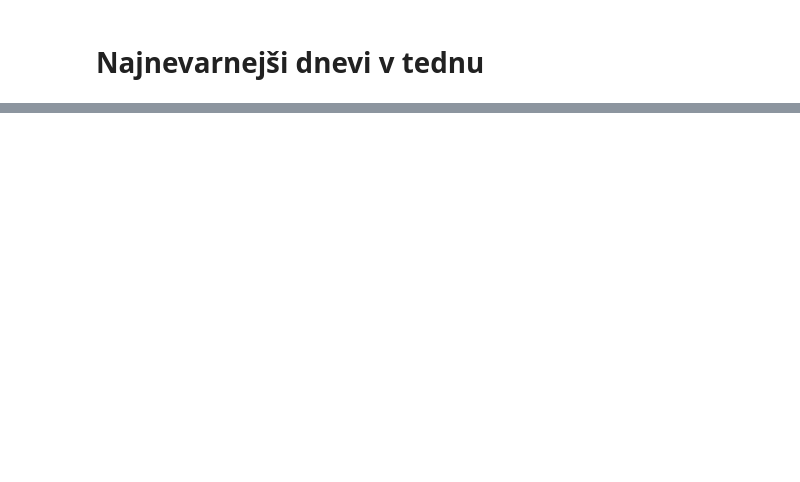
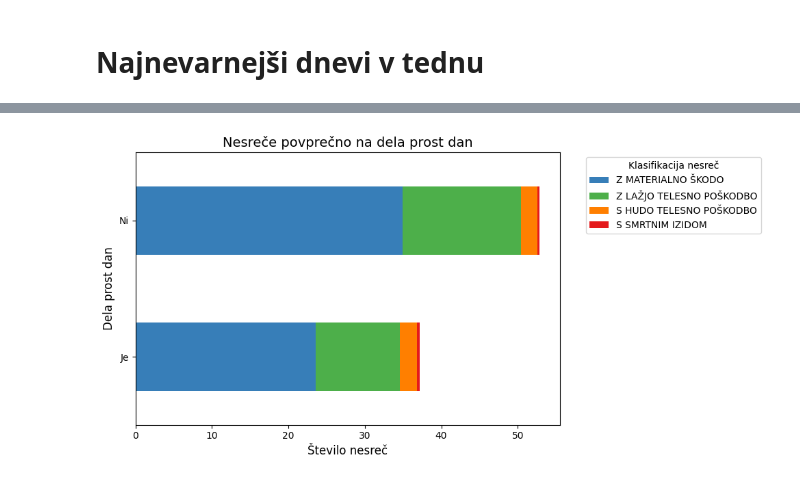
Before and after one commit to BlazJe/PR2520, a Jupyter notebook: casovna.ipynb, the cells around one changed output, grey strips where cells are left out. Saved outputs shown, nothing was run; the diff lists cells and outputs as text; code cells hidden in the pictures; blank space fills up the shorter version.

```diff
--- a/casovna.ipynb
+++ b/casovna.ipynb
@@ -94,0 +231,45 @@ holidays
+# %%
+def get_work_free_occurence_count(name):
+    if name == True:
+        return years * work_free_count
+    else:
+        return days - years * work_free_count
+# %%
+work_free_accidents = combined_data.copy()
+work_free_accidents['Holiday'] = work_free_accidents['DatumPN'].map(holidays)
+work_free_accidents = work_free_accidents.explode('Holiday') # 2014-06-08 je dan Rudolfa Maistra in binkoštna nedelja
+work_free_accidents['WorkFree'] = work_free_accidents['Holiday'].map(work_free_holidays)
+work_free_accidents['WorkFree'] = work_free_accidents['WorkFree'].fillna(False)
+work_free_accidents = work_free_accidents.groupby('ZaporednaStevilkaPN').first()
+
+stacked_data = work_free_accidents.groupby(['WorkFree', 'KlasifikacijaNesrece']).size().unstack(fill_value=0)
+
+ordered_columns = ['Z MATERIALNO ŠKODO', 'Z LAŽJO TELESNO POŠKODBO', 'S HUDO TELESNO POŠKODBO', 'S SMRTNIM IZIDOM']
+for col in ordered_columns:
+    stacked_data[col] = stacked_data.apply(
+        lambda row: row[col] / get_work_free_occurence_count(row.name),
+        axis=1
+    )
+
+stacked_data = stacked_data[ordered_columns]
+stacked_data = stacked_data.reindex(
+    [True, False],
+    axis=0
+)
+
+stacked_data.plot(
+    kind='barh',
+    stacked=True,
+    color=[classification_colors.get(col, 'gray') for col in stacked_data.columns],
+    figsize=(10, 5)
+)
+
+plt.title('Nesreče povprečno na dela prost dan', fontsize=14)
+plt.xlabel('Število nesreč', fontsize=12)
+plt.ylabel('Dela prost dan', fontsize=12)
+plt.yticks(range(0, 2), ['Je', 'Ni'])
+plt.legend(title='Klasifikacija nesreč', bbox_to_anchor=(1.05, 1), loc='upper left', fontsize=10)
+plt.tight_layout()
+plt.show()
+# %% [output]
+[figure, added]
```
Also changed, not shown: parts of 11 cells of this notebook, 20 other files.
